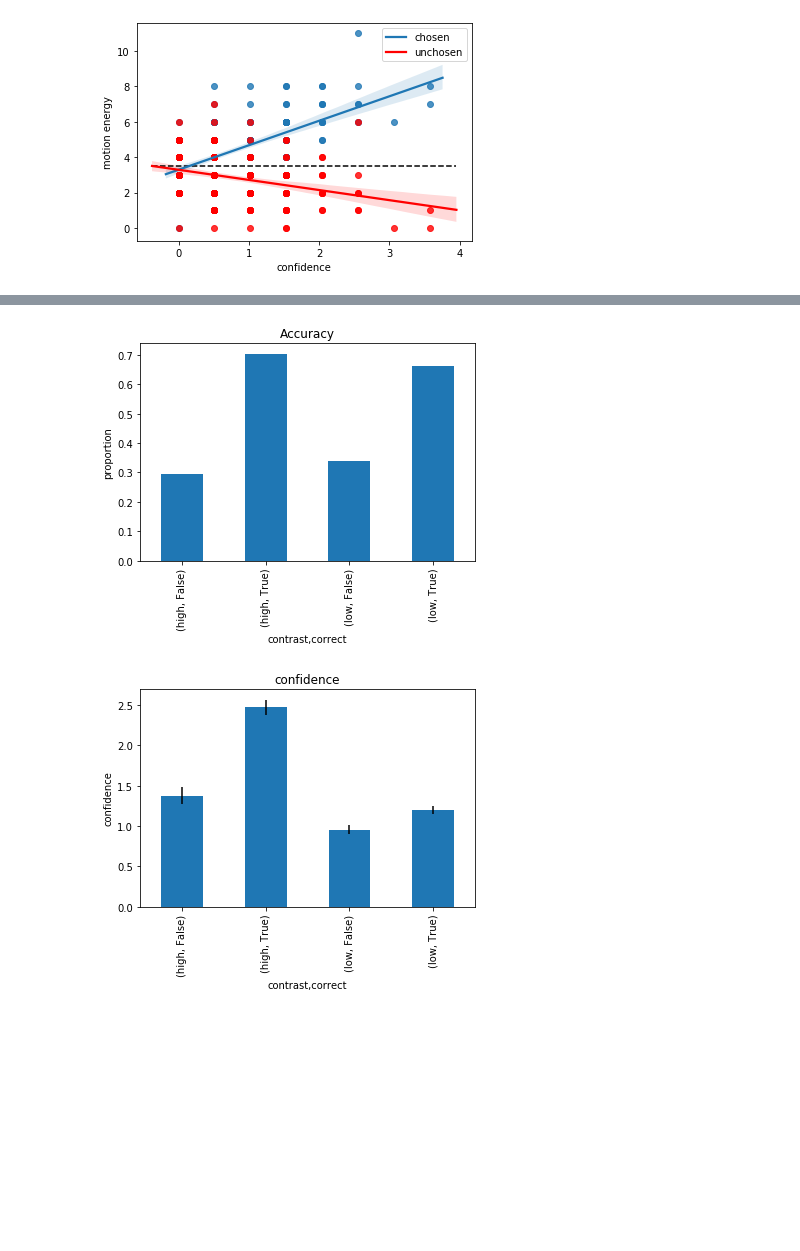
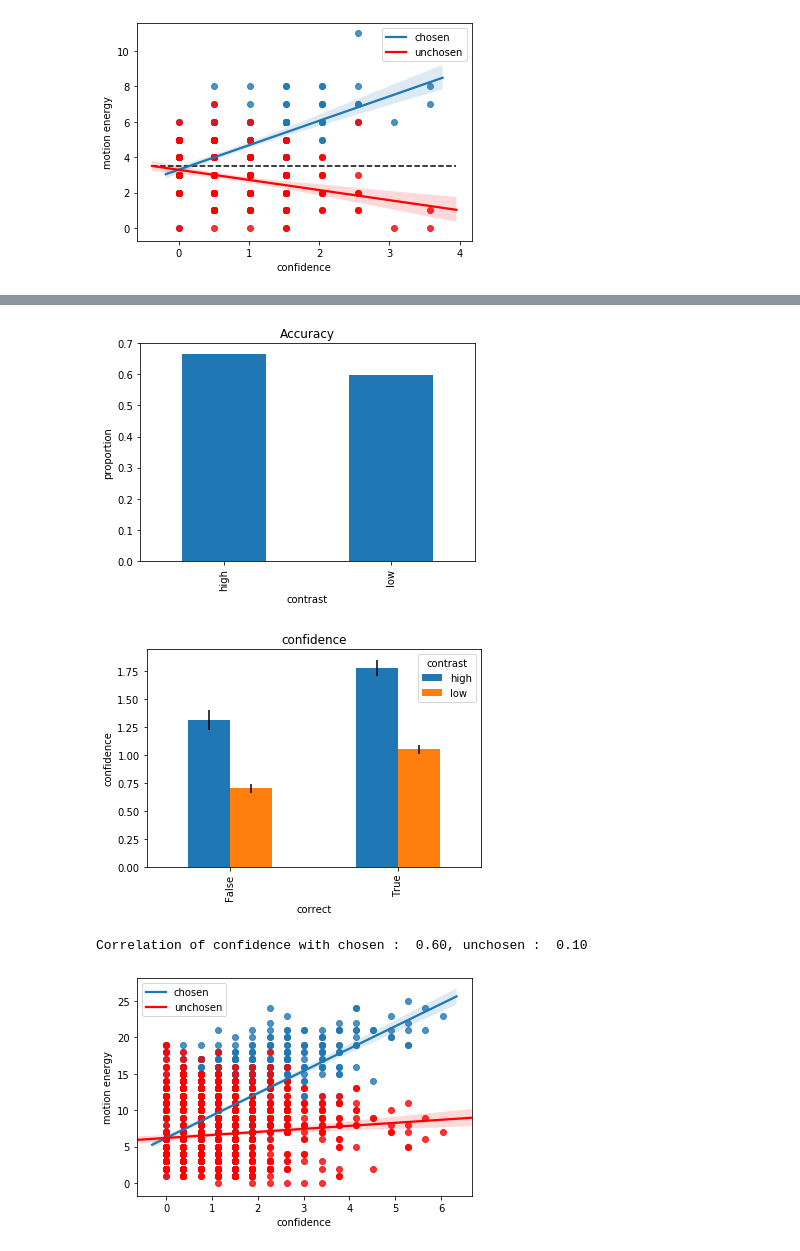
Before and after one commit to matanmazor/PEB, a Jupyter notebook: PEB.ipynb, the cells around one changed output, grey strips where cells are left out. Saved outputs shown, nothing was run; the diff lists cells and outputs as text; code cells hidden in the pictures; blank space fills up the shorter version.

Commit message:
prettify plots

```diff
--- a/PEB.ipynb
+++ b/PEB.ipynb
@@ -240,39 +240,42 @@ class SamahaModel(PoissonModel):
 
         self.df['E_l'] = self.df.apply(lambda row: np.random.poisson(self.lmbda[row.contrast][1] if row.direction=='l' \
                                                                      else self.lmbda[row.contrast][0]),  axis=1)
 
     def extractLLR(self):
 
         # extract the Log Likelihood Ratio (LLR) log(p(Er|r))-log(p(Er|l)) + log(p(El|r))-log(p(El|l)),
         # while marginalizing over high and low contrast
          self.df['LLR'] = self.df.apply(lambda row: \
                             np.log(poisson.pmf(row.E_r,self.lmbda['high'][1]))- \
                             np.log(poisson.pmf(row.E_r,self.lmbda['high'][0])) + \
                             np.log(poisson.pmf(row.E_l,self.lmbda['high'][0]))- \
                             np.log(poisson.pmf(row.E_l,self.lmbda['high'][1])) +
                             np.log(poisson.pmf(row.E_r,self.lmbda['low'][1]))- \
                             np.log(poisson.pmf(row.E_r,self.lmbda['low'][0])) + \
                             np.log(poisson.pmf(row.E_l,self.lmbda['low'][0]))- \
                             np.log(poisson.pmf(row.E_l,self.lmbda['low'][1])) , axis=1)
 
     def plot(self):
         # plot accuracy
-        self.df.groupby('contrast')['correct'].value_counts(normalize=1,sort=0).plot(kind='bar',title='Accuracy')
+        self.df.groupby('contrast')['correct'].mean().plot(kind='bar',title='Accuracy')
         plt.ylabel('proportion')
         plt.show()
 
         # plot confidence as a function of accuracy
-        self.df.groupby(['contrast','correct']).mean()['confidence'].plot(kind='bar',title='confidence',
-                                                             yerr=self.df.groupby(['contrast','correct']).sem()['confidence'])
+        self.df.groupby(['contrast','correct']).mean()['confidence'].unstack('contrast').plot(kind='bar',title='confidence',
+                     yerr=self.df.groupby(['contrast','correct']).sem()['confidence'].unstack('contrast'))
         plt.ylabel('confidence')
         plt.show()
 
-model04 = SamahaModel(lmbda = {'low':[4,5],'high':[12,15]})
+model04 = SamahaModel(lmbda = {'low':[4,5],'high':[12,14]})
 model04.runModel(num_trials = 1000)
 model04.plot()
+model04.plotPEB()
 # %% [output]
-[figure, old version]
+[figure, new version]
-[figure, old version]
+[figure, new version]
+Correlation of confidence with chosen :  0.60, unchosen :  0.10
+[figure, added]
 # %% [markdown]
 ## Conclusion
 
```
Also changed, not shown: parts of 3 cells of this notebook.
